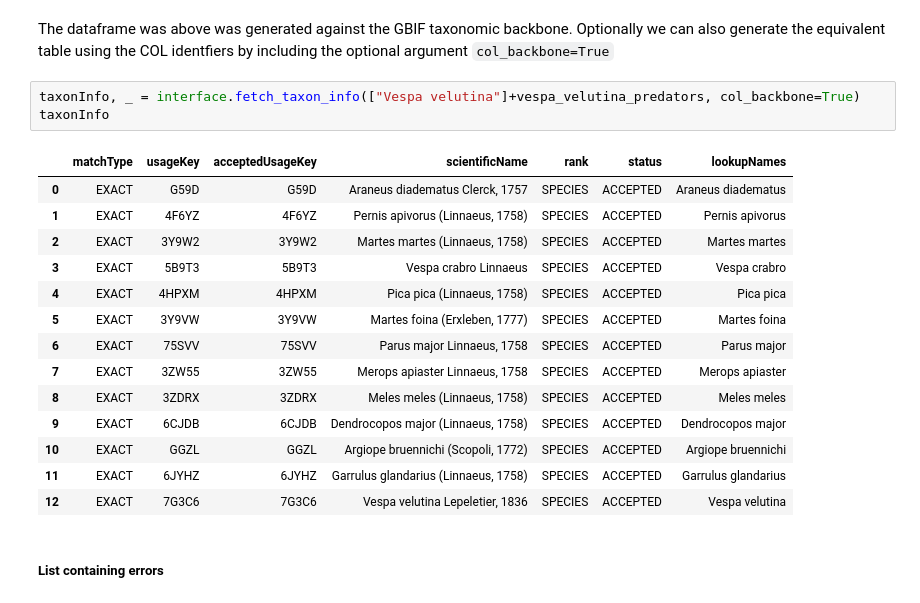
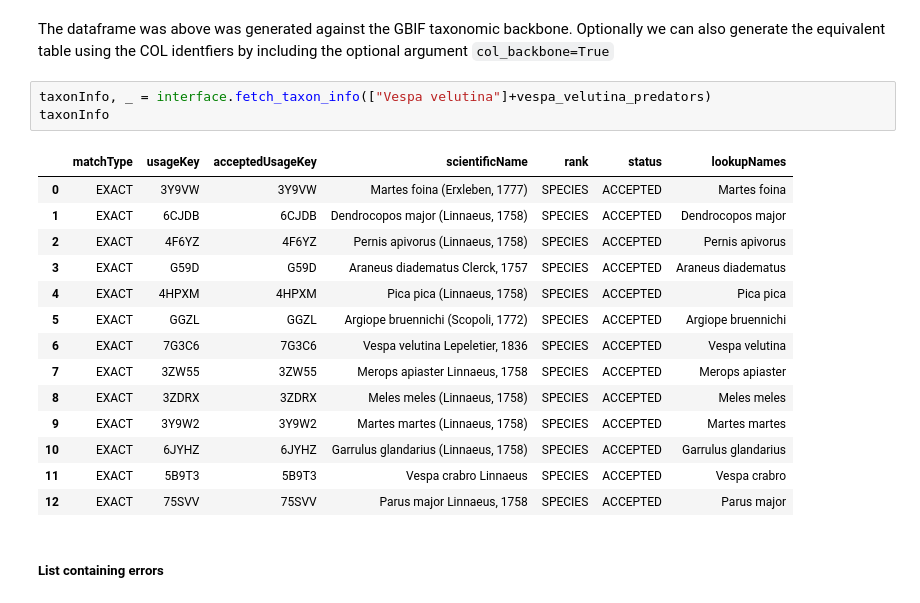
Before and after one commit to Biodiversity-Meets-Data/BmC, a Jupyter notebook: tutorials/3b_gbifCube.ipynb, the cells around one changed output. Cells and saved outputs as stored; diff of their text form.

```diff
--- a/tutorials/3b_gbifCube.ipynb
+++ b/tutorials/3b_gbifCube.ipynb
@@ -104,23 +117,23 @@ _
 # %% [markdown]
 The dataframe was above was generated against the GBIF taxonomic backbone. Optionally we can also generate the equivalent table using the COL identfiers by including the optional argument `col_backbone=True`
 # %%
-taxonInfo, _ = interface.fetch_taxon_info(["Vespa velutina"]+vespa_velutina_predators, col_backbone=True)
+taxonInfo, _ = interface.fetch_taxon_info(["Vespa velutina"]+vespa_velutina_predators)
 taxonInfo
 # %% [output]
 |  | matchType | usageKey | acceptedUsageKey | scientificName | rank | status | lookupNames |
-| 0 | EXACT | G59D | G59D | Araneus diadematus Clerck, 1757 | SPECIES | ACCEPTED | Araneus diadematus |
-| 1 | EXACT | 4F6YZ | 4F6YZ | Pernis apivorus (Linnaeus, 1758) | SPECIES | ACCEPTED | Pernis apivorus |
-| 2 | EXACT | 3Y9W2 | 3Y9W2 | Martes martes (Linnaeus, 1758) | SPECIES | ACCEPTED | Martes martes |
-| 3 | EXACT | 5B9T3 | 5B9T3 | Vespa crabro Linnaeus | SPECIES | ACCEPTED | Vespa crabro |
+| 0 | EXACT | 3Y9VW | 3Y9VW | Martes foina (Erxleben, 1777) | SPECIES | ACCEPTED | Martes foina |
+| 1 | EXACT | 6CJDB | 6CJDB | Dendrocopos major (Linnaeus, 1758) | SPECIES | ACCEPTED | Dendrocopos major |
+| 2 | EXACT | 4F6YZ | 4F6YZ | Pernis apivorus (Linnaeus, 1758) | SPECIES | ACCEPTED | Pernis apivorus |
+| 3 | EXACT | G59D | G59D | Araneus diadematus Clerck, 1757 | SPECIES | ACCEPTED | Araneus diadematus |
 | 4 | EXACT | 4HPXM | 4HPXM | Pica pica (Linnaeus, 1758) | SPECIES | ACCEPTED | Pica pica |
-| 5 | EXACT | 3Y9VW | 3Y9VW | Martes foina (Erxleben, 1777) | SPECIES | ACCEPTED | Martes foina |
-| 6 | EXACT | 75SVV | 75SVV | Parus major Linnaeus, 1758 | SPECIES | ACCEPTED | Parus major |
+| 5 | EXACT | GGZL | GGZL | Argiope bruennichi (Scopoli, 1772) | SPECIES | ACCEPTED | Argiope bruennichi |
+| 6 | EXACT | 7G3C6 | 7G3C6 | Vespa velutina Lepeletier, 1836 | SPECIES | ACCEPTED | Vespa velutina |
 | 7 | EXACT | 3ZW55 | 3ZW55 | Merops apiaster Linnaeus, 1758 | SPECIES | ACCEPTED | Merops apiaster |
 | 8 | EXACT | 3ZDRX | 3ZDRX | Meles meles (Linnaeus, 1758) | SPECIES | ACCEPTED | Meles meles |
-| 9 | EXACT | 6CJDB | 6CJDB | Dendrocopos major (Linnaeus, 1758) | SPECIES | ACCEPTED | Dendrocopos major |
-| 10 | EXACT | GGZL | GGZL | Argiope bruennichi (Scopoli, 1772) | SPECIES | ACCEPTED | Argiope bruennichi |
-| 11 | EXACT | 6JYHZ | 6JYHZ | Garrulus glandarius (Linnaeus, 1758) | SPECIES | ACCEPTED | Garrulus glandarius |
-| 12 | EXACT | 7G3C6 | 7G3C6 | Vespa velutina Lepeletier, 1836 | SPECIES | ACCEPTED | Vespa velutina |
+| 9 | EXACT | 3Y9W2 | 3Y9W2 | Martes martes (Linnaeus, 1758) | SPECIES | ACCEPTED | Martes martes |
+| 10 | EXACT | 6JYHZ | 6JYHZ | Garrulus glandarius (Linnaeus, 1758) | SPECIES | ACCEPTED | Garrulus glandarius |
+| 11 | EXACT | 5B9T3 | 5B9T3 | Vespa crabro Linnaeus | SPECIES | ACCEPTED | Vespa crabro |
+| 12 | EXACT | 75SVV | 75SVV | Parus major Linnaeus, 1758 | SPECIES | ACCEPTED | Parus major |
 # %% [markdown]
 ##### List containing errors
 # %% [markdown]
```
Also changed, not shown: parts of 7 cells of this notebook, 12 other files.
